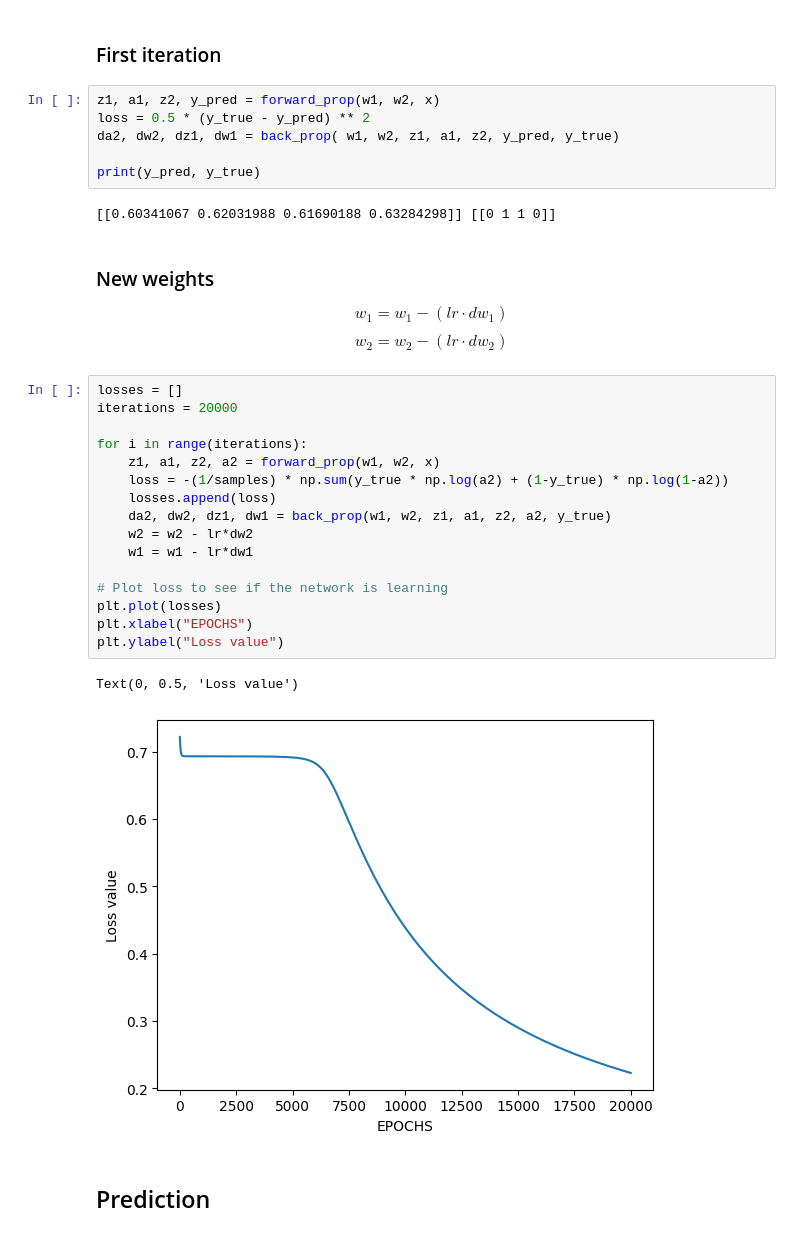
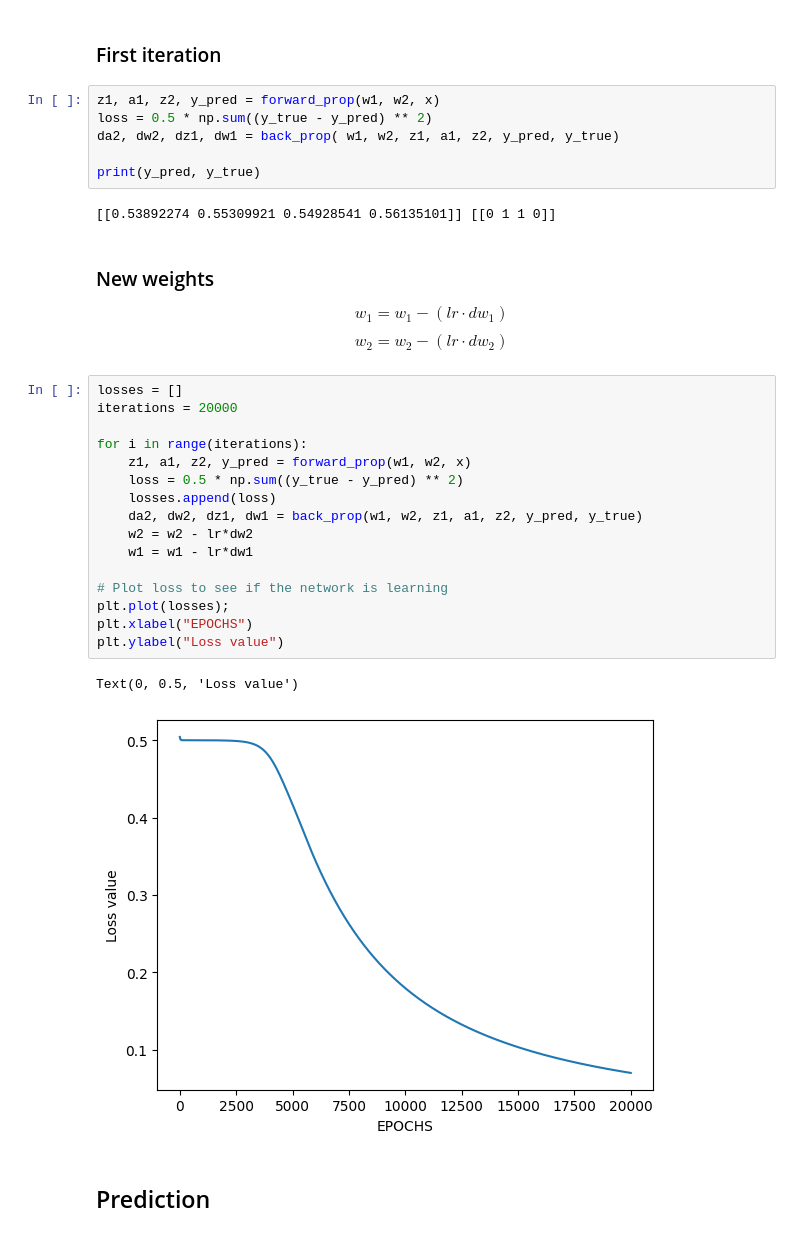
Before and after one commit to MilaSong/INF4039_Labs, a Jupyter notebook: lab2_simple_NN/lab2.ipynb, the cells around one changed output. Cells and saved outputs as stored; diff of their text form.

```diff
--- a/lab2_simple_NN/lab2.ipynb
+++ b/lab2_simple_NN/lab2.ipynb
@@ -184,12 +184,12 @@ def back_prop(w1, w2, z1, a1, z2, y_pred, y_true):
 ### First iteration
 # %%
 z1, a1, z2, y_pred = forward_prop(w1, w2, x)
-loss = 0.5 * (y_true - y_pred) ** 2
+loss = 0.5 * np.sum((y_true - y_pred) ** 2)
 da2, dw2, dz1, dw1 = back_prop( w1, w2, z1, a1, z2, y_pred, y_true)
 
 print(y_pred, y_true)
 # %% [output]
-[[0.60341067 0.62031988 0.61690188 0.63284298]] [[0 1 1 0]]
+[[0.53892274 0.55309921 0.54928541 0.56135101]] [[0 1 1 0]]
 # %% [markdown]
 ### New weights
 
@@ -198,22 +198,22 @@ $$ w_2 = w_2 - (lr \cdot dw_2) $$
 # %%
 losses = []
 iterations = 20000
 
 for i in range(iterations):
-    z1, a1, z2, a2 = forward_prop(w1, w2, x)
-    loss = -(1/samples) * np.sum(y_true * np.log(a2) + (1-y_true) * np.log(1-a2))
+    z1, a1, z2, y_pred = forward_prop(w1, w2, x)
+    loss = 0.5 * np.sum((y_true - y_pred) ** 2)
     losses.append(loss)
-    da2, dw2, dz1, dw1 = back_prop(w1, w2, z1, a1, z2, a2, y_true)
+    da2, dw2, dz1, dw1 = back_prop(w1, w2, z1, a1, z2, y_pred, y_true)
     w2 = w2 - lr*dw2
     w1 = w1 - lr*dw1
 
 # Plot loss to see if the network is learning
-plt.plot(losses)
+plt.plot(losses);
 plt.xlabel("EPOCHS")
 plt.ylabel("Loss value")
 # %% [output]
 Text(0, 0.5, 'Loss value')
-[figure, old version]
+[figure, new version]
 # %% [markdown]
 ## Prediction
 # %%
```
Also changed, not shown: parts of 4 cells of this notebook.
